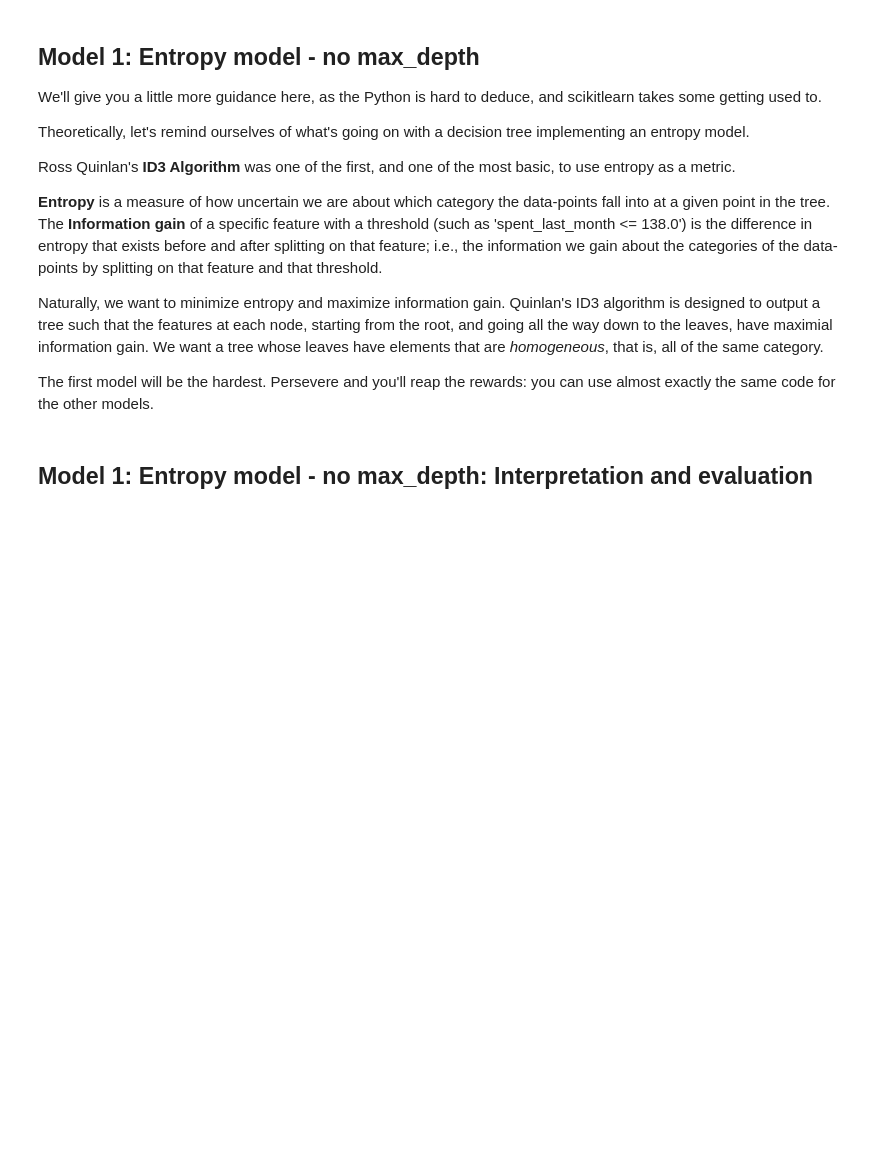
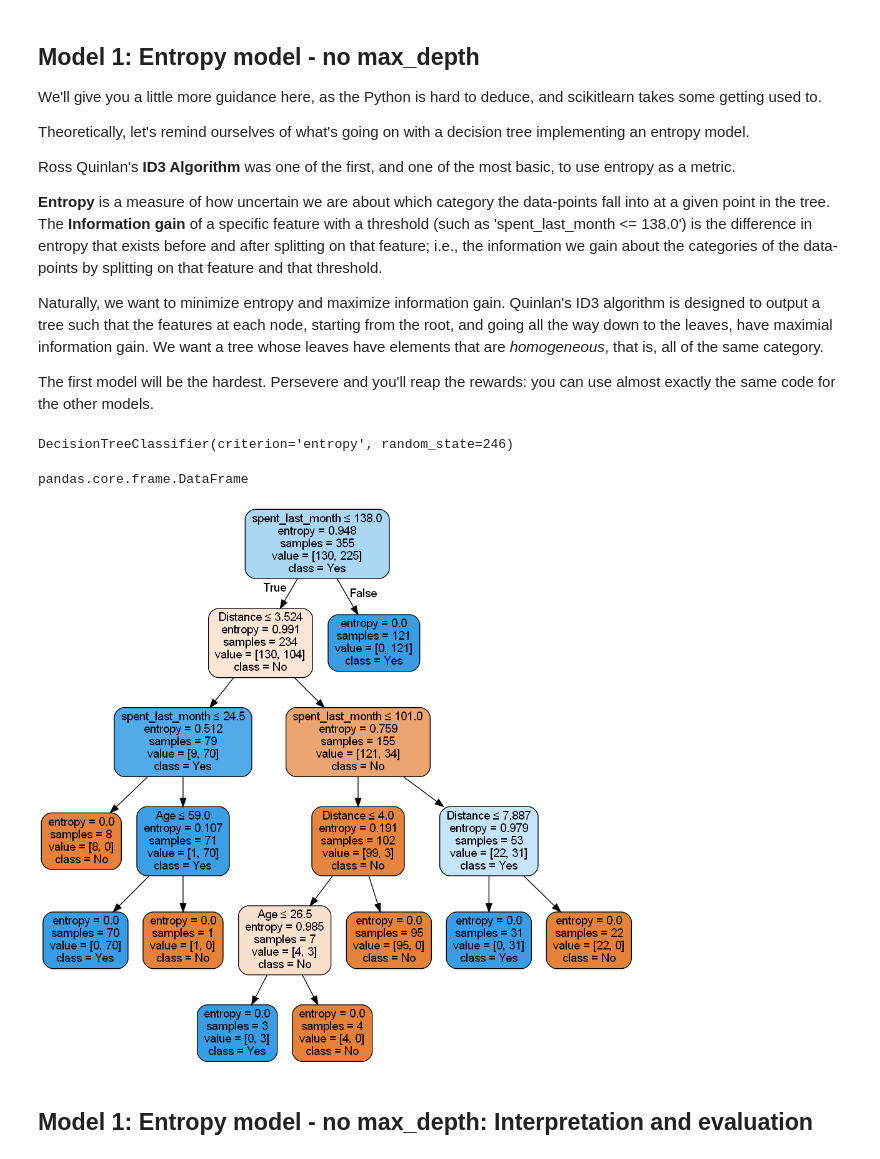
Before and after one commit to dennisvdang/Springboard-Portfolio, a Jupyter notebook: Coffee-Case-Study-Decision-Tree/Springboard Decision Tree Specialty Coffee Case Study - Tier 3.ipynb, the cells around one changed output. Drawn from its saved outputs; the diff is of its cells as text; code cells hidden in the pictures; blank space fills up the shorter version.

```diff
--- a/Coffee-Case-Study-Decision-Tree/Springboard Decision Tree Specialty Coffee Case Study - Tier 3.ipynb
+++ b/Coffee-Case-Study-Decision-Tree/Springboard Decision Tree Specialty Coffee Case Study - Tier 3.ipynb
@@ -277,13 +319,13 @@ _ _ _
 # %%
 # Let's do our feature selection.
 # Make a variable called 'features', and a list containing the strings of every column except "Decision"
-_ _ _
+features = [col for col in NoPrediction.columns if col != 'Decision']
 
 # Make an explanatory variable called X, and assign it: NoPrediction[features]
-_ _ _
+X = NoPrediction[features]
 
 # Make a dependent variable called y, and assign it: NoPrediction.Decision
-_ _ _
+y = NoPrediction['Decision']
 # %% [markdown]
 ### 5. Create dummy variables to deal with categorical inputs
 One-hot encoding replaces each unique value of a given column with a new column, and puts a 1 in the new column for a given row just if its initial value for the original column matches the new column. Check out [this resource](https://hackernoon.com/what-is-one-hot-encoding-why-and-when-do-you-have-to-use-it-e3c6186d008f) if you haven't seen one-hot-encoding before.
@@ -291,4 +333,5 @@ One-hot encoding replaces each unique value of a given column with a new column,
 **Note**: We will do this before we do our train/test split as to do it after could mean that some categories only end up in the train or test split of our data by chance and this would then lead to different shapes of data for our `X_train` and `X_test` which could/would cause downstream issues when fitting or predicting using a trained model.
 # %%
 # One-hot encode all features in X.
-_ _ _
+X = pd.get_dummies(NoPrediction[features])
+y = NoPrediction['Decision']
@@ -296,7 +355,7 @@ _ _ _
 ### 6. Further divide those subsets into train and test subsets for X and y respectively: X_train, X_test, y_train, y_test
 # %%
 # Call train_test_split on X, y. Make the test_size = 0.25, and random_state = 246
-_ _ _
+X_train, X_test, y_train, y_test = train_test_split(X, y, test_size=0.25, random_state=246)
 # %% [markdown]
 # 3. Modelling
 It's useful to look at the scikit-learn documentation on decision trees https://scikit-learn.org/stable/modules/tree.html before launching into applying them. If you haven't seen them before, take a look at that link, in particular the section `1.10.5.`
@@ -316,16 +375,18 @@ Naturally, we want to minimize entropy and maximize information gain. Quinlan's
 The first model will be the hardest. Persevere and you'll reap the rewards: you can use almost exactly the same code for the other models.
 # %%
 # Declare a variable called entr_model and use tree.DecisionTreeClassifier.
-_ _ _
+entr_model = tree.DecisionTreeClassifier(criterion='entropy', random_state=246)
 
 # Call fit() on entr_model
-_ _ _
+entr_model.fit(X_train, y_train)
 
 # Call predict() on entr_model with X_test passed to it, and assign the result to a variable y_pred
-_ _ _
+y_pred = entr_model.predict(X_test)
 
 # Call Series on our y_pred variable with the following: pd.Series(y_pred)
-_ _ _
+y_pred_series = pd.Series(y_pred)
 
 # Check out entr_model
 entr_model
+# %% [output]
+DecisionTreeClassifier(criterion='entropy', random_state=246)
@@ -341,3 +393,23 @@ _ _ _
+# %%
+type(X_train)
+# %% [output]
+pandas.core.frame.DataFrame
+# %%
+# Now we want to visualize the tree
+exported = tree.export_graphviz(entr_model,
+                           out_file=None,
+                           feature_names=X_train.columns,
+                           class_names=['No', 'Yes'],
+                           filled=True,
+                           rounded=True,
+                           special_characters=True)
+
+graph = graphviz.Source(exported)
+graph.format = 'png'
+graph.render('decision_tree_entropy_model')
+Image(filename='decision_tree_entropy_model.png')
+# %% [output]
+[figure, added]
 # %% [markdown]
 ## Model 1: Entropy model - no max_depth: Interpretation and evaluation
 # %%
```
Also changed, not shown: parts of 42 cells of this notebook, 8 other files.
